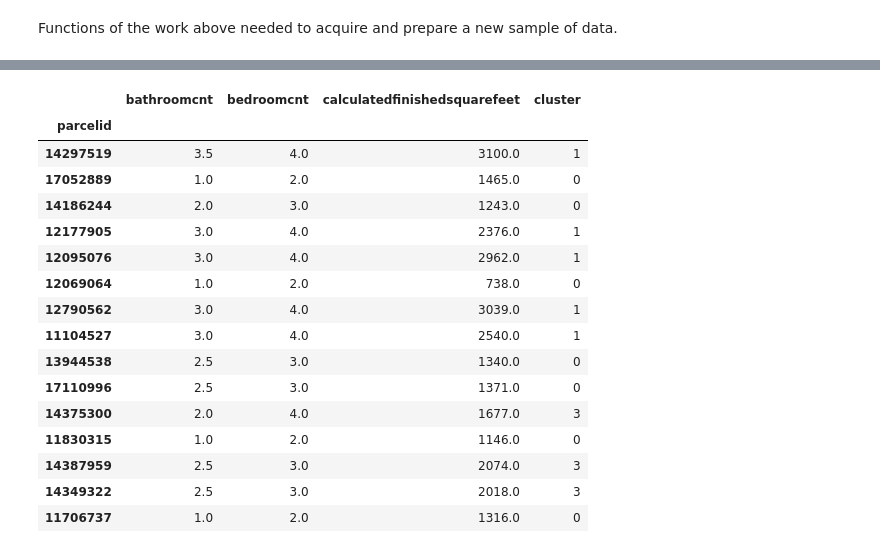
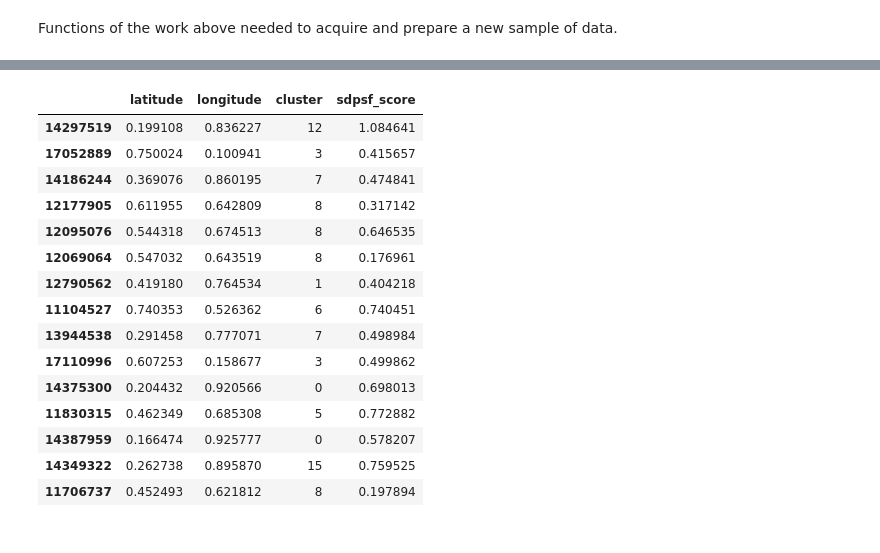
Before and after one commit to BayesEliaSantos/Bayes_P04_Zillow, a Jupyter notebook: kworking.ipynb, the cells around one changed output, grey strips where cells are left out. Saved outputs shown, nothing was run; the diff lists cells and outputs as text; code cells hidden in the pictures.

```diff
--- a/kworking.ipynb
+++ b/kworking.ipynb
@@ -378,0 +444,4 @@ memory usage: 4.1 MB
+# %%
+Xc_scaler = MinMaxScaler(copy=True, feature_range=(0,1)).fit(Xc)
+# %%
+Xc_scaled = pd.DataFrame(Xc_scaler.transform(Xc), columns=Xc.columns.values).set_index([Xc.index.values])
@@ -379 +459,6 @@ memory usage: 4.1 MB
+# %%
+Xc_scaled['sdpsf_score'] = Xc_scaled.structuredollarpersqft * 10
+# %%
+Xc_structuredollarpersqft = Xc_scaled[['structuredollarpersqft']]
+Xc_scaled = Xc_scaled.drop(columns='structuredollarpersqft')
 # %%
@@ -383,22 +468,21 @@ cf.compare_ks(X, min_k=2, max_k=7)
 # %%
-cf.set_kmeans_clusters(X, 5)
-X.head(15)
+cf.set_kmeans_clusters(Xc_scaled, 16)
+Xc_scaled.head(15)
 # %% [output]
-|  | bathroomcnt | bedroomcnt | calculatedfinishedsquarefeet | cluster |
-| parcelid |  |  |  |  |
-| 14297519 | 3.5 | 4.0 | 3100.0 | 1 |
-| 17052889 | 1.0 | 2.0 | 1465.0 | 0 |
-| 14186244 | 2.0 | 3.0 | 1243.0 | 0 |
-| 12177905 | 3.0 | 4.0 | 2376.0 | 1 |
-| 12095076 | 3.0 | 4.0 | 2962.0 | 1 |
-| 12069064 | 1.0 | 2.0 | 738.0 | 0 |
-| 12790562 | 3.0 | 4.0 | 3039.0 | 1 |
-| 11104527 | 3.0 | 4.0 | 2540.0 | 1 |
-| 13944538 | 2.5 | 3.0 | 1340.0 | 0 |
-| 17110996 | 2.5 | 3.0 | 1371.0 | 0 |
-| 14375300 | 2.0 | 4.0 | 1677.0 | 3 |
-| 11830315 | 1.0 | 2.0 | 1146.0 | 0 |
-| 14387959 | 2.5 | 3.0 | 2074.0 | 3 |
-| 14349322 | 2.5 | 3.0 | 2018.0 | 3 |
-| 11706737 | 1.0 | 2.0 | 1316.0 | 0 |
+|  | latitude | longitude | cluster | sdpsf_score |
+| 14297519 | 0.199108 | 0.836227 | 12 | 1.084641 |
+| 17052889 | 0.750024 | 0.100941 | 3 | 0.415657 |
+| 14186244 | 0.369076 | 0.860195 | 7 | 0.474841 |
+| 12177905 | 0.611955 | 0.642809 | 8 | 0.317142 |
+| 12095076 | 0.544318 | 0.674513 | 8 | 0.646535 |
+| 12069064 | 0.547032 | 0.643519 | 8 | 0.176961 |
+| 12790562 | 0.419180 | 0.764534 | 1 | 0.404218 |
+| 11104527 | 0.740353 | 0.526362 | 6 | 0.740451 |
+| 13944538 | 0.291458 | 0.777071 | 7 | 0.498984 |
+| 17110996 | 0.607253 | 0.158677 | 3 | 0.499862 |
+| 14375300 | 0.204432 | 0.920566 | 0 | 0.698013 |
+| 11830315 | 0.462349 | 0.685308 | 5 | 0.772882 |
+| 14387959 | 0.166474 | 0.925777 | 0 | 0.578207 |
+| 14349322 | 0.262738 | 0.895870 | 15 | 0.759525 |
+| 11706737 | 0.452493 | 0.621812 | 8 | 0.197894 |
 # %%
```
Also changed, not shown: parts of 41 cells of this notebook, 2 other files.
